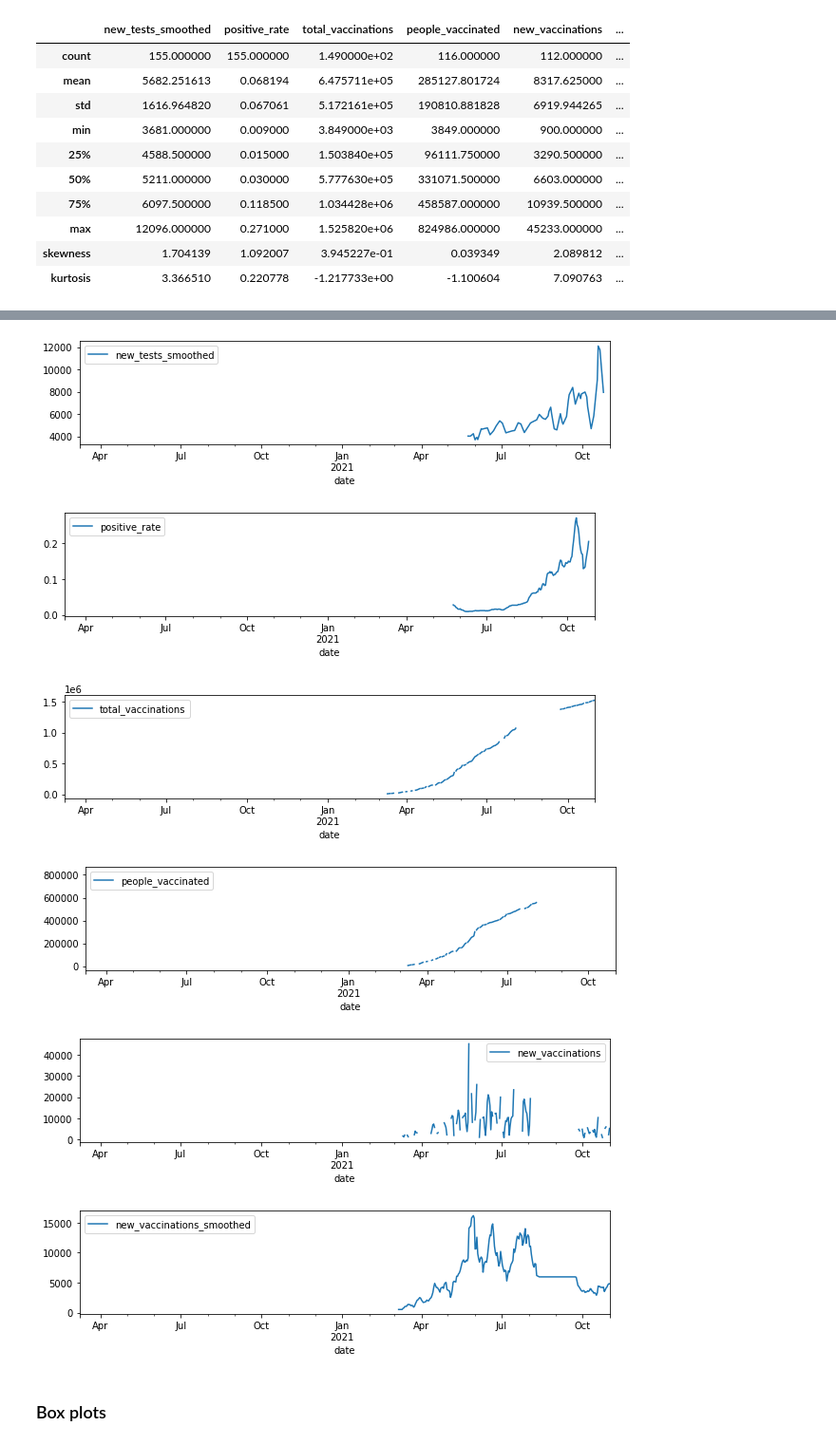
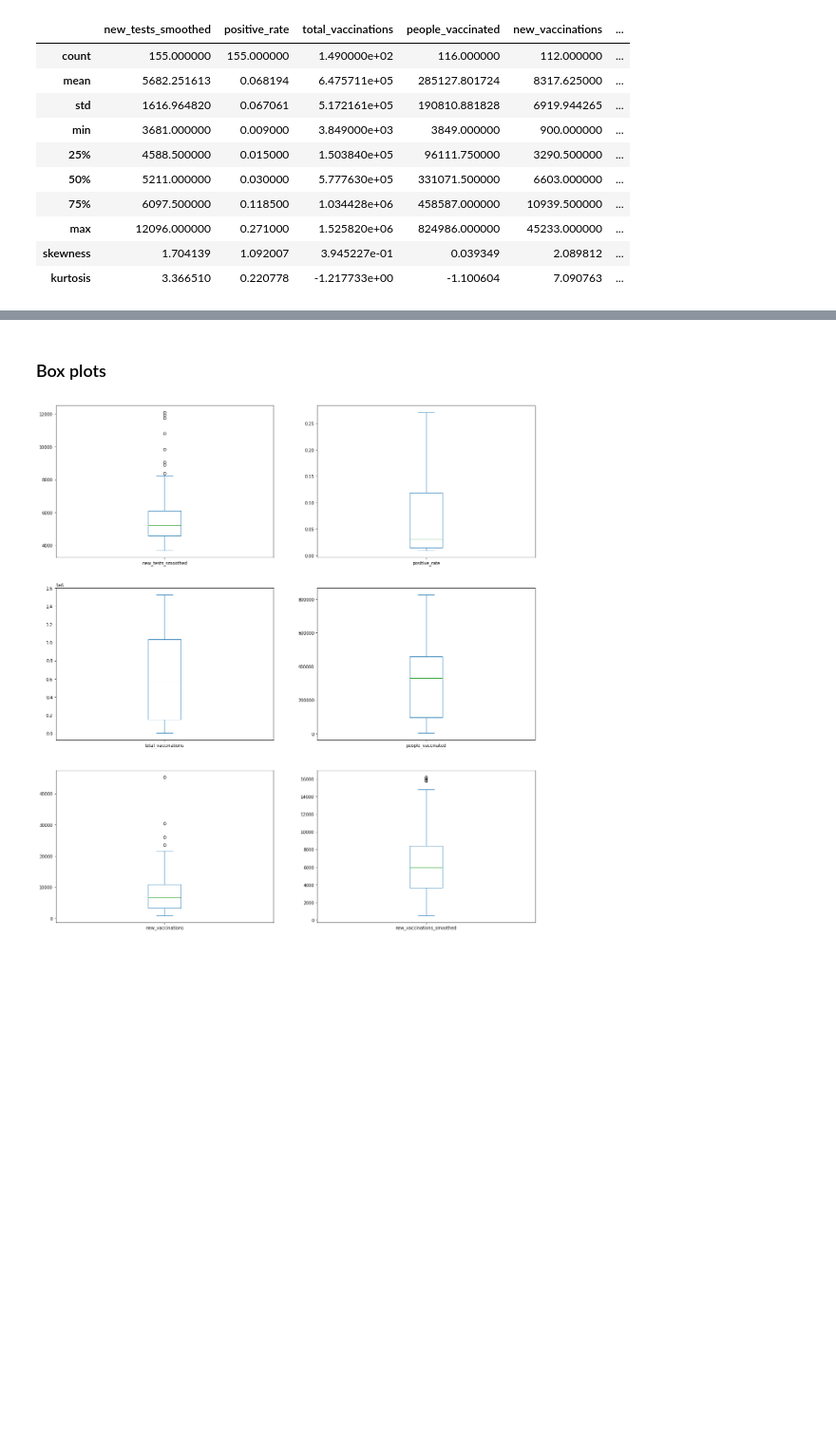
Before and after one commit to iondodon/covid19, a Jupyter notebook: ion.ipynb, the cells around one changed output, grey strips where cells are left out. Shown: that part at 95% size. Cells and saved outputs as stored; diff of their text form; code cells hidden in the pictures; blank space fills up the shorter version.

```diff
--- a/ion.ipynb
+++ b/ion.ipynb
@@ -183,17 +211,6 @@ for column in dataset.columns:
-# %%
-# plot each variable against the date using subplots
-for column in dataset.columns:
-    if column in ['date', 'location']:
-        continue
-    dataset.plot(kind='line', x='date', y=column, figsize=(10, 2));
-# %% [output]
-[figure, removed]
-[figure, removed]
-[figure, removed]
-[figure, removed]
-[figure, removed]
-[figure, removed]
 # %% [markdown]
 ### Box plots
 # %%
-# dataset.plot(kind='box', subplots=True, layout=(4, 2), sharex=False, sharey=False, figsize=(20, 30));
+dataset.plot(kind='box', subplots=True, layout=(4, 2), sharex=False, sharey=False, figsize=(20, 30));
+# %% [output]
+[figure, added]
```
Also changed, not shown: parts of 8 cells of this notebook.
